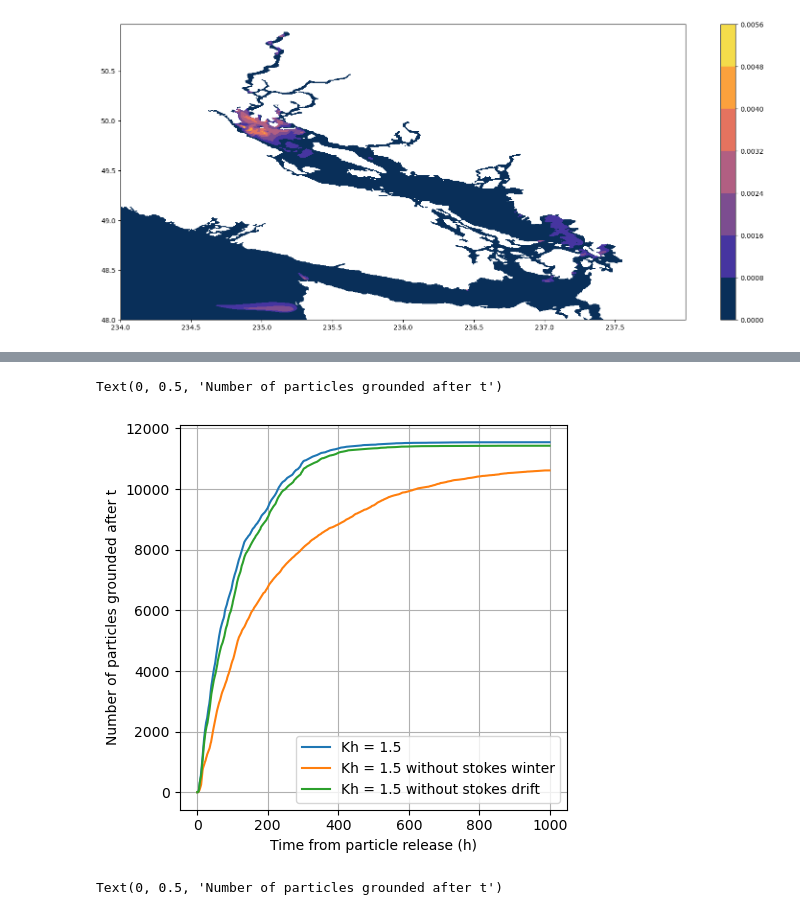
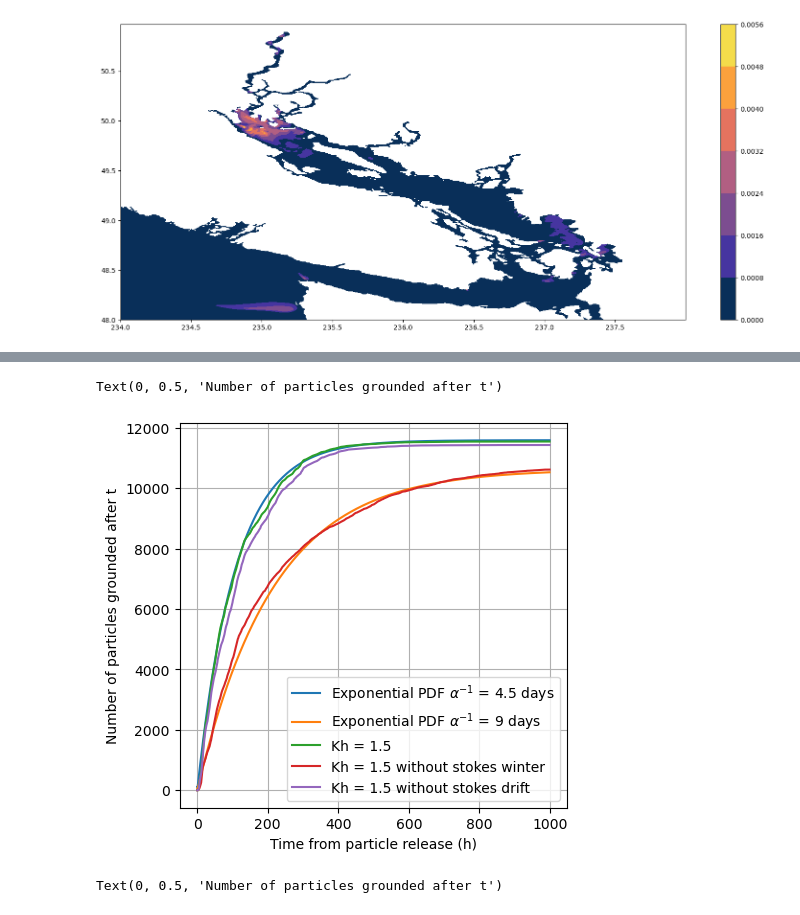
Before and after one commit to SalishSeaCast/analysis-jose, a Jupyter notebook: notebooks/parcels/Remote/Fibres/check_beaching.ipynb, the cells around one changed output, grey strips where cells are left out. Drawn from its saved outputs; the diff is of its cells as text; code cells hidden in the pictures.

```diff
--- a/notebooks/parcels/Remote/Fibres/check_beaching.ipynb
+++ b/notebooks/parcels/Remote/Fibres/check_beaching.ipynb
@@ -213,35 +245,41 @@ b3 = []
 for i in range(1000):
     b.append(np.sum(obsss[0:i]))
     b2.append(np.sum(nostokes1[0:i]))
     b3.append(np.sum(winter1[0:i]))
 
 
 alpha = 1/(4.5*24)
+
+alphaw = 1/(9*24)
 alphaM = 1/(5.9*24)
 alpham = 1/(0.1*24)
+pw = b3[-1]* alphaw * (np.exp(-alphaw*time2))
 p = b[-1]* alpha * (np.exp(-alpha*time2))
 p2 = b[-1]* alphaM * (np.exp(-alphaM*time2))
 p3 = b[-1]* alpham * (np.exp(-alpham*time2))
 pn =[p[0]]
 pn2 =[p3[0]]
 pn3 =[p2[0]]
+pnw =[pw[0]]
 for i in range(1,len(time2)):
+    pnw.append(np.sum(pw[:i]))
     pn.append(np.sum(p[:i]))
     pn2.append(np.sum(p2[:i]))
     pn3.append(np.sum(p3[:i]))
 fig,ax=plt.subplots(1,1,figsize=(5,5))
-#plt.plot(pn,label=r'Exponential PDF $\alpha^{-1}$ = 4.5 days' )
+plt.plot(pn,label=r'Exponential PDF $\alpha^{-1}$ = 4.5 days' )
+plt.plot(pnw,label=r'Exponential PDF $\alpha^{-1}$ = 9 days' )
 plt.plot(b,label='Kh = 1.5')
 plt.plot(b3,label='Kh = 1.5 without stokes winter')
 plt.plot(b2,label='Kh = 1.5 without stokes drift')
 
 plt.legend(loc = 4)
 plt.grid()
 plt.xlabel('Time from particle release (h)')
 plt.ylabel('Number of particles grounded after t')
 # %% [output]
 Text(0, 0.5, 'Number of particles grounded after t')
-[figure, old version]
+[figure, new version]
 # %%
 time2 = np.linspace(0,24*41.66,1000)
 
```
Also changed, not shown: parts of 3 cells of this notebook.
